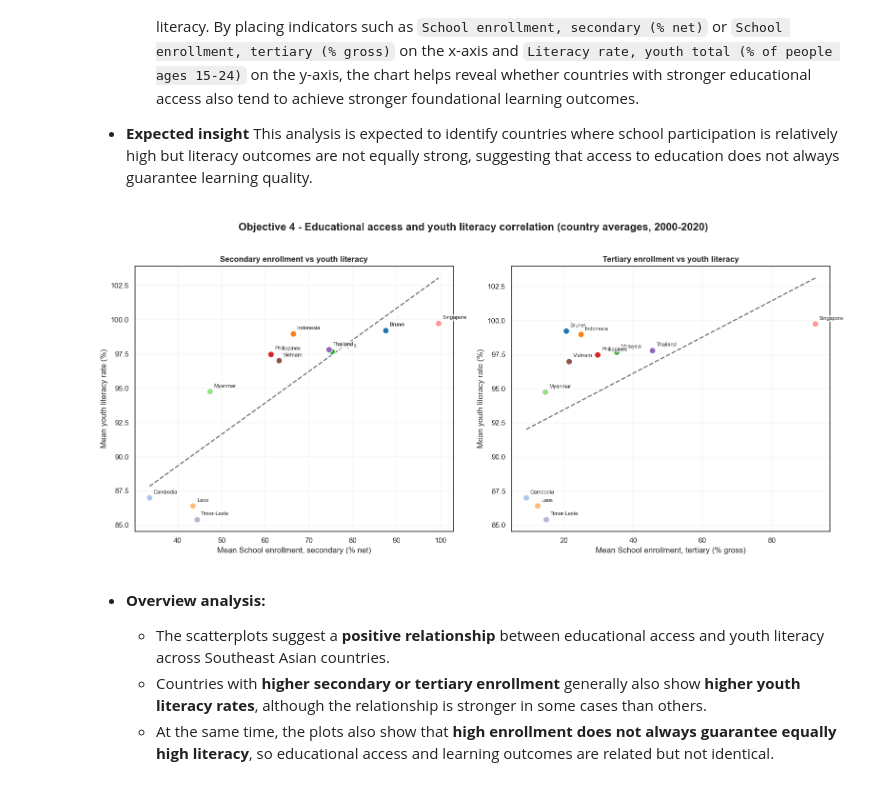
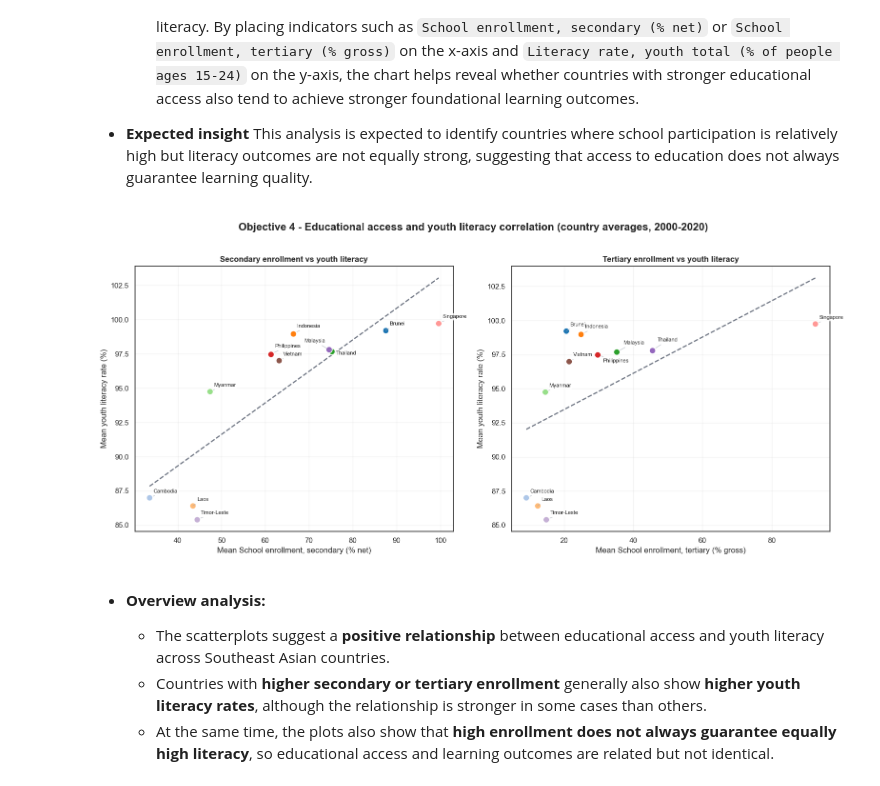
Before and after one commit to AnhTtis/SoutheastAsianAnalysis, a Jupyter notebook: notebooks/23127130_23127238.ipynb, the cells around one changed output. Saved outputs shown, nothing was run; the diff lists cells and outputs as text; code cells hidden in the pictures.

```diff
--- a/notebooks/23127130_23127238.ipynb
+++ b/notebooks/23127130_23127238.ipynb
@@ -588,8 +588,8 @@ dumbbell_specs = [
     ),
 ]
 
-female_color = "#E15759"
-male_color = "#4E79A7"
+female_color = "#e377c2"
+male_color = "#1f77b4"
 
 x_limits = {}
 for female_col, male_col, level_name in dumbbell_specs:
@@ -860,6 +860,35 @@ scatter_specs = [
     (OBJ4_COLS["secondary_net"], "Secondary enrollment vs youth literacy"),
     (OBJ4_COLS["tertiary_gross"], "Tertiary enrollment vs youth literacy"),
 ]
+
+obj4_label_positions = {
+    OBJ4_COLS["secondary_net"]: {
+        "Malaysia": (-10, 12, "right", "bottom"),
+        "Thailand": (10, -2, "left", "top"),
+        "Philippines": (6, 8, "left", "bottom"),
+        "Viet Nam": (8, -4, "left", "top"),
+        "Brunei Darussalam": (6, 6, "left", "bottom"),
+        "Indonesia": (6, 8, "left", "bottom"),
+        "Myanmar": (6, 6, "left", "bottom"),
+        "Singapore": (6, 6, "left", "bottom"),
+        "Cambodia": (6, 6, "left", "bottom"),
+        "Lao PDR": (6, 6, "left", "bottom"),
+        "Timor-Leste": (6, 6, "left", "bottom"),
+    },
+    OBJ4_COLS["tertiary_gross"]: {
+        "Malaysia": (10, 10, "left", "bottom"),
+        "Philippines": (8, -6, "left", "top"),
+        "Thailand": (8, 12, "left", "bottom"),
+        "Viet Nam": (-8, -4, "right", "top"),
+        "Indonesia": (6, 8, "left", "bottom"),
+        "Brunei Darussalam": (6, 8, "left", "bottom"),
+        "Myanmar": (6, 6, "left", "bottom"),
+        "Singapore": (6, 6, "left", "bottom"),
+        "Cambodia": (6, 6, "left", "bottom"),
+        "Lao PDR": (6, 6, "left", "bottom"),
+        "Timor-Leste": (6, 6, "left", "bottom"),
+    },
+}
 
 fig, axes = plt.subplots(1, 2, figsize=(16, 7))
 
@@ -878,39 +907,56 @@ for ax, (x_col, title) in zip(axes, scatter_specs):
 
     for _, row in plot_df.iterrows():
         country = row["Country"]
+        short_name = label_map.get(country, country)
+        label_dx, label_dy, label_ha, label_va = obj4_label_positions.get(x_col, {}).get(
+            country,
+            (6, 6, "left", "bottom"),
+        )
+
         ax.scatter(
             row[x_col],
             row[OBJ4_COLS["youth_total"]],
             s=90,
             color=obj4_palette[country],
             edgecolor="white",
             linewidth=1.2,
             zorder=3,
         )
         ax.annotate(
-            country,
+            short_name,
             (row[x_col], row[OBJ4_COLS["youth_total"]]),
-            xytext=(6, 6),
+            xytext=(label_dx, label_dy),
             textcoords="offset points",
+            ha=label_ha,
+            va=label_va,
             fontsize=8,
-            bbox=dict(boxstyle="round,pad=0.18", fc="white", ec="none", alpha=0.72),
+            zorder=4,
+            bbox=dict(boxstyle="round,pad=0.22", fc="white", ec="none", alpha=0.82),
+            arrowprops=dict(
+                arrowstyle="-",
+                color="#9CA3AF",
+                lw=0.8,
+                alpha=0.7,
+                shrinkA=3,
+                shrinkB=6,
+            ),
         )
 
     ax.set_title(title, fontsize=12, weight="bold")
     ax.set_xlabel(f"Mean {x_col}")
     ax.set_ylabel("Mean youth literacy rate (%)")
     ax.grid(alpha=0.25)
 
 fig.suptitle(
     "Objective 4 - Educational access and youth literacy correlation (country averages, 2000-2020)",
     fontsize=16,
     weight="bold",
     y=1.02,
 )
 plt.tight_layout()
 plt.show()
 # %% [output]
-[figure, old version]
+[figure, new version]
 # %% [markdown]
 - **Overview analysis:**
   - The scatterplots suggest a **positive relationship** between educational access and youth literacy across Southeast Asian countries.
```
Also changed, not shown: parts of 2 cells of this notebook, 2 other files.
